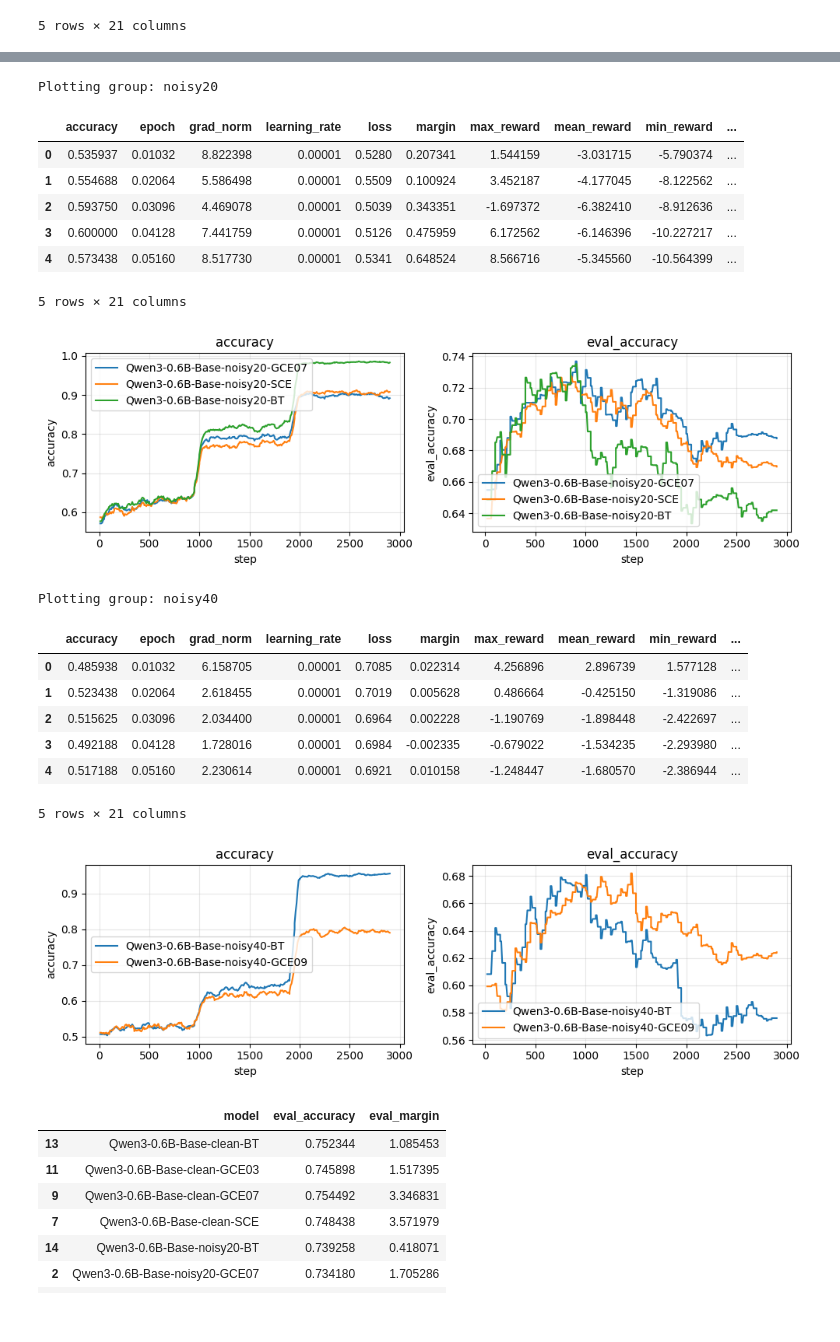
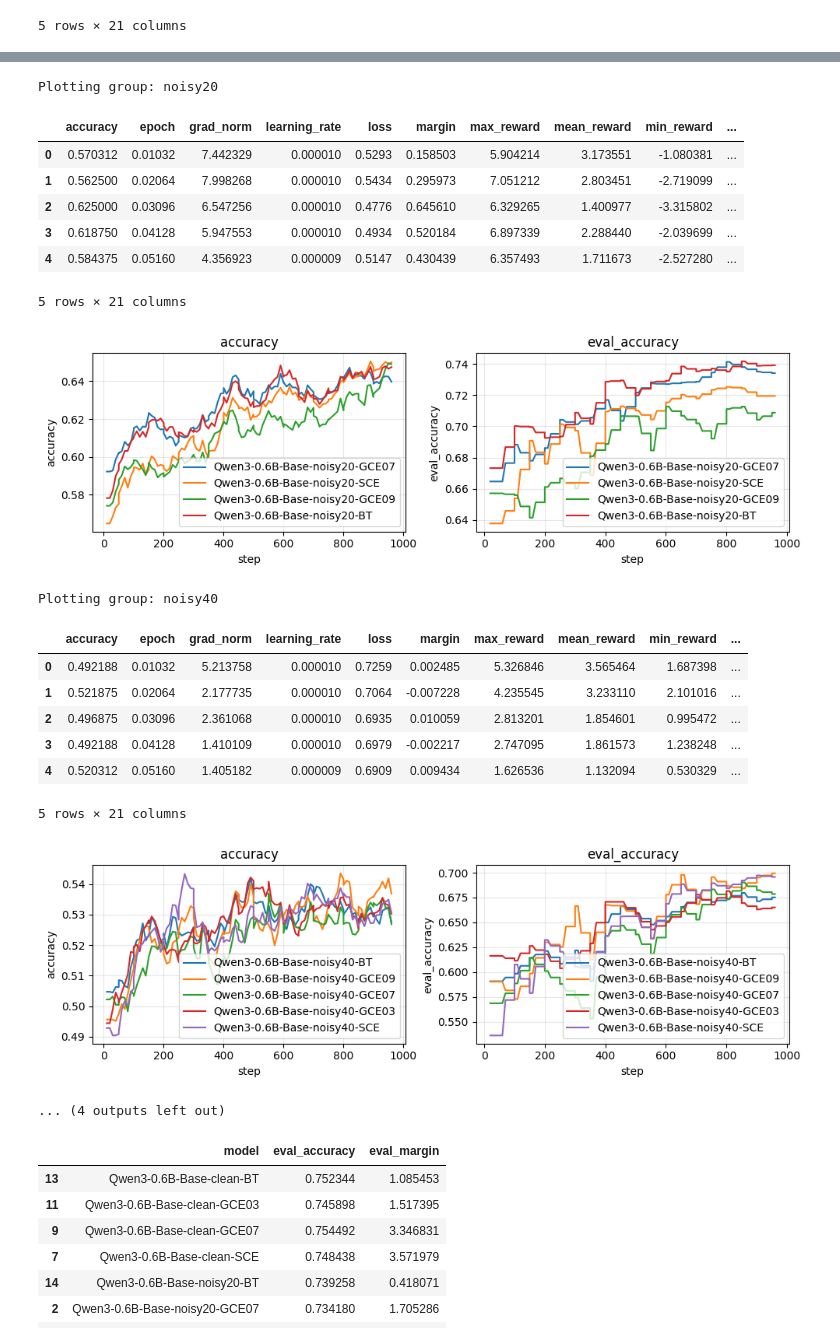
Before and after one commit to iamxjy/dl-rm-loss, a Jupyter notebook: reward_modeling/reward_modeling_visualize.ipynb, the cells around one changed output, grey strips where cells are left out. Drawn from its saved outputs; the diff is of its cells as text; code cells hidden in the pictures.

```diff
--- a/reward_modeling/reward_modeling_visualize.ipynb
+++ b/reward_modeling/reward_modeling_visualize.ipynb
@@ -183,7 +183,7 @@ def group_models_by_suffix(base_path: Path, checkpoint_num=None):
     return groups
 # %%
 # Plot all groups separately, showing only accuracy and eval_accuracy
-base_path = Path("models_epoch3/")
+base_path = Path("models_final/")
 groups = group_models_by_suffix(base_path)
 
 print(f"Found {len(groups)} groups: {sorted(groups.keys())}")
@@ -212,21 +213,22 @@ Plotting group: clean
 Plotting group: noisy20
 |  | accuracy | epoch | grad_norm | learning_rate | loss | margin | max_reward | mean_reward | min_reward | ... |
-| 0 | 0.535937 | 0.01032 | 8.822398 | 0.00001 | 0.5280 | 0.207341 | 1.544159 | -3.031715 | -5.790374 | ... |
-| 1 | 0.554688 | 0.02064 | 5.586498 | 0.00001 | 0.5509 | 0.100924 | 3.452187 | -4.177045 | -8.122562 | ... |
-| 2 | 0.593750 | 0.03096 | 4.469078 | 0.00001 | 0.5039 | 0.343351 | -1.697372 | -6.382410 | -8.912636 | ... |
-| 3 | 0.600000 | 0.04128 | 7.441759 | 0.00001 | 0.5126 | 0.475959 | 6.172562 | -6.146396 | -10.227217 | ... |
-| 4 | 0.573438 | 0.05160 | 8.517730 | 0.00001 | 0.5341 | 0.648524 | 8.566716 | -5.345560 | -10.564399 | ... |
+| 0 | 0.570312 | 0.01032 | 7.442329 | 0.000010 | 0.5293 | 0.158503 | 5.904214 | 3.173551 | -1.080381 | ... |
+| 1 | 0.562500 | 0.02064 | 7.998268 | 0.000010 | 0.5434 | 0.295973 | 7.051212 | 2.803451 | -2.719099 | ... |
+| 2 | 0.625000 | 0.03096 | 6.547256 | 0.000010 | 0.4776 | 0.645610 | 6.329265 | 1.400977 | -3.315802 | ... |
+| 3 | 0.618750 | 0.04128 | 5.947553 | 0.000010 | 0.4934 | 0.520184 | 6.897339 | 2.288440 | -2.039699 | ... |
+| 4 | 0.584375 | 0.05160 | 4.356923 | 0.000009 | 0.5147 | 0.430439 | 6.357493 | 1.711673 | -2.527280 | ... |
 5 rows × 21 columns
-[figure, old version]
+[figure, new version]
 Plotting group: noisy40
 |  | accuracy | epoch | grad_norm | learning_rate | loss | margin | max_reward | mean_reward | min_reward | ... |
-| 0 | 0.485938 | 0.01032 | 6.158705 | 0.00001 | 0.7085 | 0.022314 | 4.256896 | 2.896739 | 1.577128 | ... |
-| 1 | 0.523438 | 0.02064 | 2.618455 | 0.00001 | 0.7019 | 0.005628 | 0.486664 | -0.425150 | -1.319086 | ... |
-| 2 | 0.515625 | 0.03096 | 2.034400 | 0.00001 | 0.6964 | 0.002228 | -1.190769 | -1.898448 | -2.422697 | ... |
-| 3 | 0.492188 | 0.04128 | 1.728016 | 0.00001 | 0.6984 | -0.002335 | -0.679022 | -1.534235 | -2.293980 | ... |
-| 4 | 0.517188 | 0.05160 | 2.230614 | 0.00001 | 0.6921 | 0.010158 | -1.248447 | -1.680570 | -2.386944 | ... |
+| 0 | 0.492188 | 0.01032 | 5.213758 | 0.000010 | 0.7259 | 0.002485 | 5.326846 | 3.565464 | 1.687398 | ... |
+| 1 | 0.521875 | 0.02064 | 2.177735 | 0.000010 | 0.7064 | -0.007228 | 4.235545 | 3.233110 | 2.101016 | ... |
+| 2 | 0.496875 | 0.03096 | 2.361068 | 0.000010 | 0.6935 | 0.010059 | 2.813201 | 1.854601 | 0.995472 | ... |
+| 3 | 0.492188 | 0.04128 | 1.410109 | 0.000010 | 0.6979 | -0.002217 | 2.747095 | 1.861573 | 1.238248 | ... |
+| 4 | 0.520312 | 0.05160 | 1.405182 | 0.000009 | 0.6909 | 0.009434 | 1.626536 | 1.132094 | 0.530329 | ... |
 5 rows × 21 columns
-[figure, old version]
+[figure, new version]
+... (4 outputs left out)
 # %%
 # values
 from pathlib import Path
```
Also changed, not shown: parts of 1 cell of this notebook, 4 other files.
